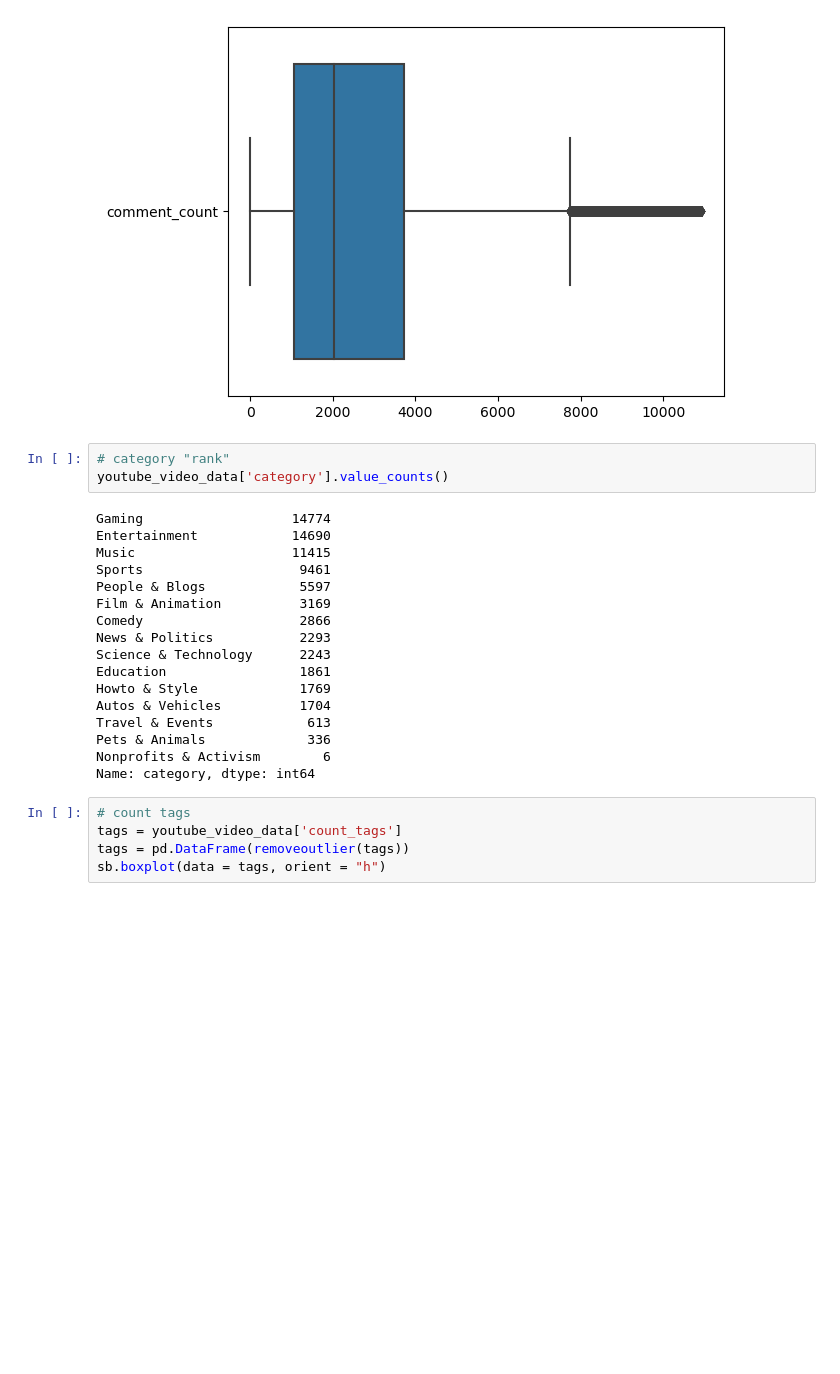
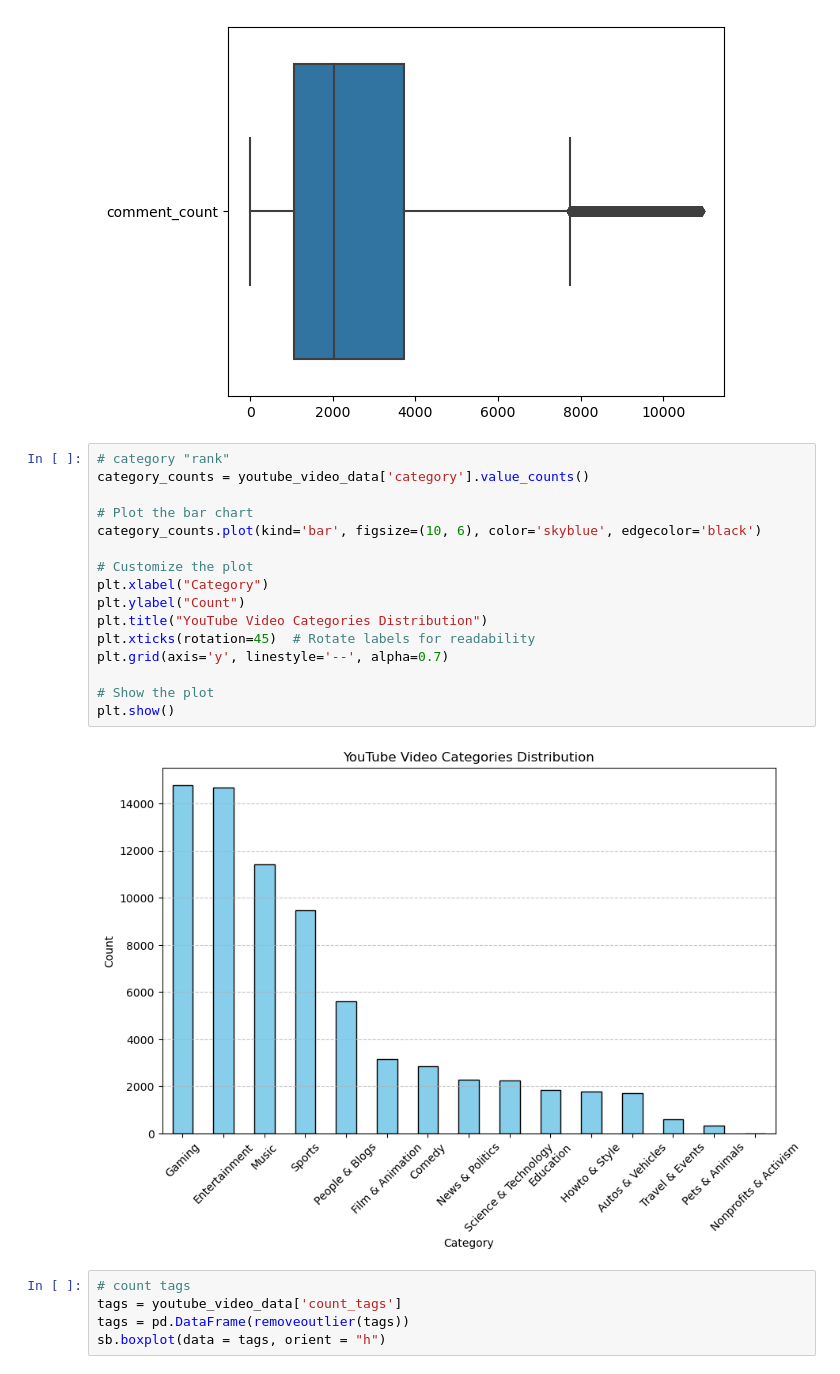
Before and after one commit to feliciahxy/SC1015-DSAI-project, a Jupyter notebook: EDA/Felicia.ipynb, the cells around one changed output. Saved outputs shown, nothing was run; the diff lists cells and outputs as text; blank space fills up the shorter version.

```diff
--- a/EDA/Felicia.ipynb
+++ b/EDA/Felicia.ipynb
@@ -63,26 +61,24 @@ sb.boxplot(data = comments, orient = "h")
 # %% [output]
 <Axes: >
 [figure]
-# %%
-# category "rank"
-youtube_video_data['category'].value_counts()
-# %% [output]
-Gaming                   14774
-Entertainment            14690
-Music                    11415
-Sports                    9461
-People & Blogs            5597
-Film & Animation          3169
-Comedy                    2866
-News & Politics           2293
-Science & Technology      2243
-Education                 1861
-Howto & Style             1769
-Autos & Vehicles          1704
-Travel & Events            613
-Pets & Animals             336
-Nonprofits & Activism        6
-Name: category, dtype: int64
+# %%
+# category "rank"
+category_counts = youtube_video_data['category'].value_counts()
+
+# Plot the bar chart
+category_counts.plot(kind='bar', figsize=(10, 6), color='skyblue', edgecolor='black')
+
+# Customize the plot
+plt.xlabel("Category")
+plt.ylabel("Count")
+plt.title("YouTube Video Categories Distribution")
+plt.xticks(rotation=45)  # Rotate labels for readability
+plt.grid(axis='y', linestyle='--', alpha=0.7)
+
+# Show the plot
+plt.show()
+# %% [output]
+[figure, added]
 # %%
 # count tags
 tags = youtube_video_data['count_tags']
```
Also changed, not shown: parts of 5 cells of this notebook, 2 other files.
